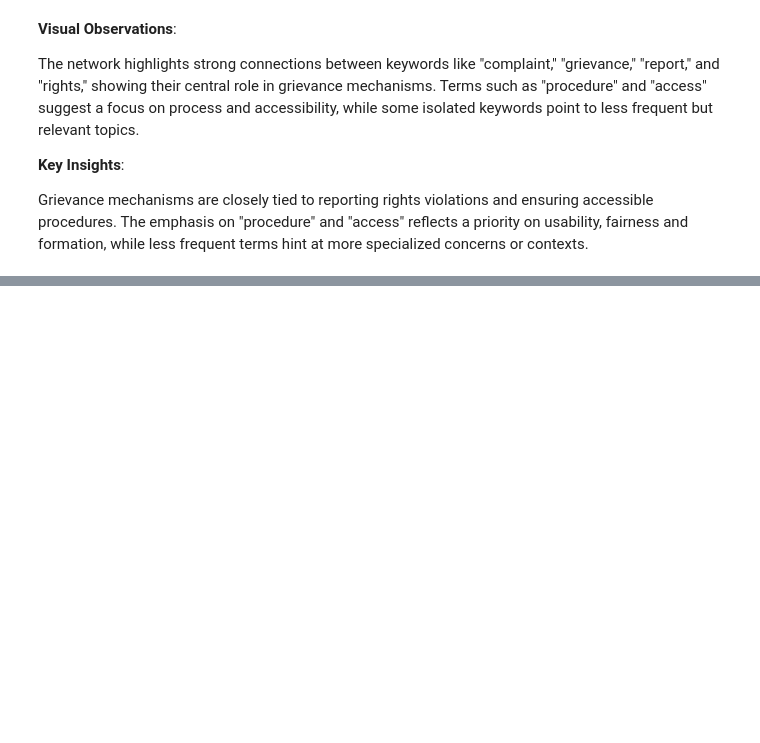
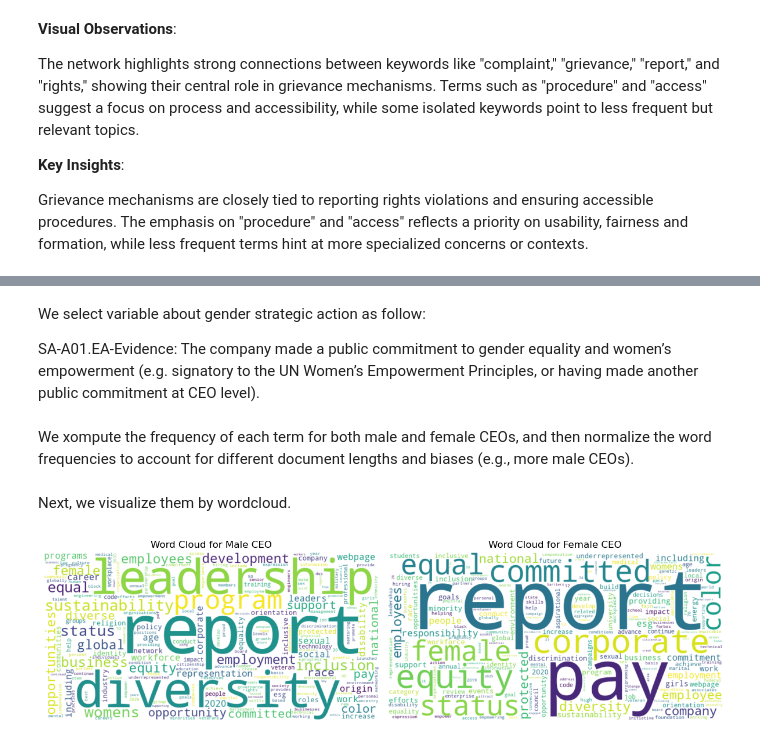
Before and after one commit to PENG-JY/InclusiveWorkplace_Study, a Jupyter notebook: technical-details/eda/main.ipynb, the cells around one changed output, grey strips where cells are left out. Cells and saved outputs as stored; diff of their text form; code cells hidden in the pictures; blank space fills up the shorter version.

```diff
--- a/technical-details/eda/main.ipynb
+++ b/technical-details/eda/main.ipynb
@@ -610,0 +613,12 @@ Grievance mechanisms are closely tied to reporting rights violations and ensurin
+# %% [markdown]
+We select variable about gender strategic action as follow:
+
+SA-A01.EA-Evidence: The company made a public commitment to gender equality and women’s empowerment (e.g. signatory to the UN Women’s Empowerment Principles, or having made another public commitment at CEO level).
+# %% [markdown]
+We xompute the frequency of each term for both male and female CEOs, and then normalize the word frequencies to account for different document lengths and biases (e.g., more male CEOs).
+# %%
+strategic_df = data[data['SA-A01.EA-Evidence-has_evidence'] == 1]
+df_male_ceo = strategic_df[strategic_df['CEO Gender'] == 'Male']
+df_female_ceo = strategic_df[strategic_df['CEO Gender'] == 'Female']
+df_male_ceo = df_male_ceo.dropna(subset=['SA-A01.EA-Evidence'])
+df_female_ceo = df_female_ceo.dropna(subset=['SA-A01.EA-Evidence'])
@@ -610,0 +675,26 @@ Grievance mechanisms are closely tied to reporting rights violations and ensurin
+# %% [markdown]
+Next, we visualize them by wordcloud.
+# %%
+# Generate word clouds by combining word frequencies for male and female CEOs
+wordcloud_male = WordCloud(width=800, height=400, background_color='white').generate_from_frequencies(dict(zip(words, male_word_count)))
+wordcloud_female = WordCloud(width=800, height=400, background_color='white').generate_from_frequencies(dict(zip(words, female_word_count)))
+
+# Plot the word clouds
+plt.figure(figsize=(12, 6))
+
+# Word cloud for Male CEOs
+plt.subplot(1, 2, 1)
+plt.imshow(wordcloud_male, interpolation='bilinear')
+plt.axis('off')
+plt.title('Word Cloud for Male CEO')
+
+# Word cloud for Female CEOs
+plt.subplot(1, 2, 2)
+plt.imshow(wordcloud_female, interpolation='bilinear')
+plt.axis('off')
+plt.title('Word Cloud for Female CEO')
+
+plt.tight_layout()
+plt.show()
+# %% [output]
+[figure, added]
```
Also changed, not shown: parts of 4 cells of this notebook.
